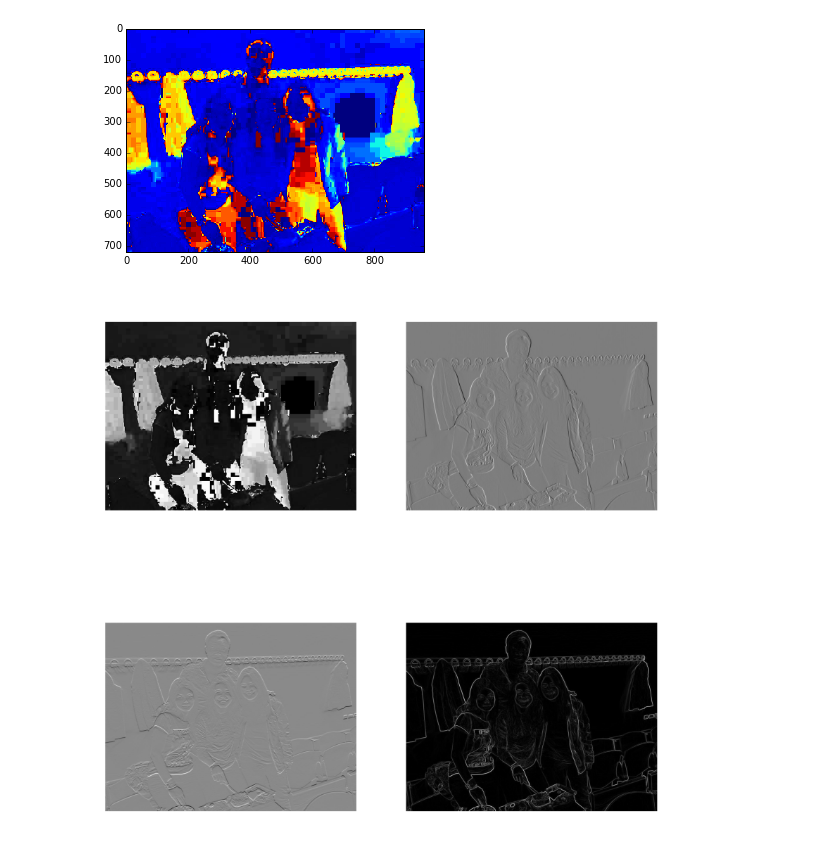
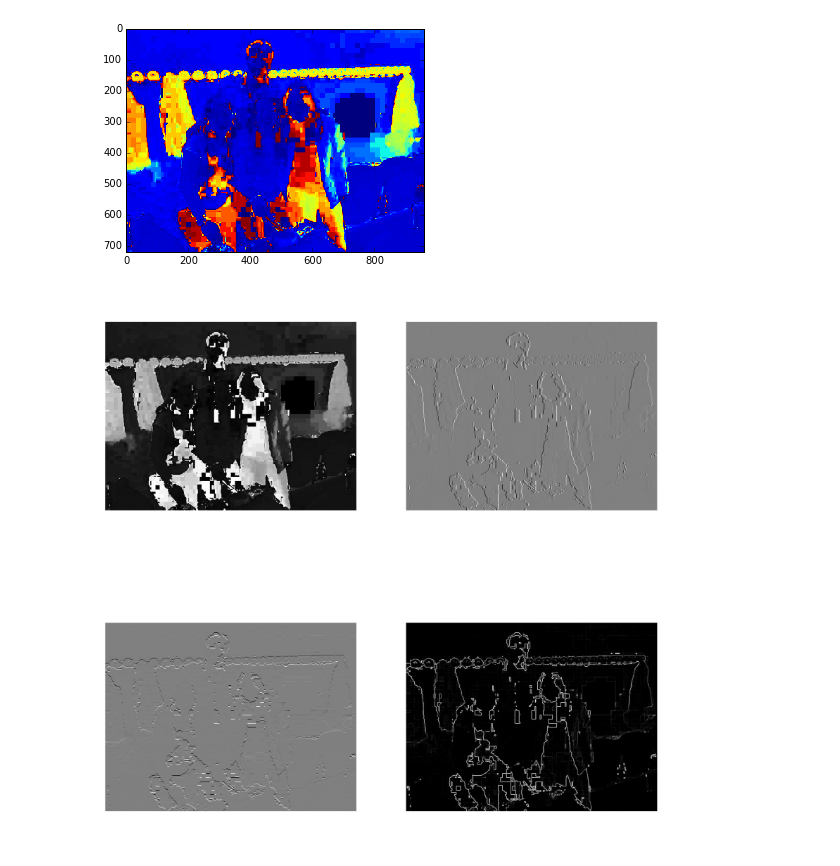
Before and after one commit to justayak/computer_vision_ws2015, a Jupyter notebook: play/face_detect.ipynb, the cells around one changed output. Saved outputs shown, nothing was run; the diff lists cells and outputs as text; code cells hidden in the pictures.

```diff
--- a/play/face_detect.ipynb
+++ b/play/face_detect.ipynb
@@ -28,15 +28,15 @@ plt.show()
 # %%
 # sobel maybe
 Kx = np.array([[-1, 0, 1],[-2, 0, 2],[-1, 0, 1]])
 Ky = Kx.T
 
 BW = cv2.cvtColor(I, cv2.COLOR_BGR2GRAY)
 
-Sx = signal.convolve2d(BW, Kx, boundary='symm', mode='same')
-Sy = signal.convolve2d(BW, Ky, boundary='symm', mode='same')
+Sx = signal.convolve2d(H, Kx, boundary='symm', mode='same')
+Sy = signal.convolve2d(H, Ky, boundary='symm', mode='same')
 
 Mag = np.sqrt((Sx * Sx) + (Sy * Sy))  # gradient magnitude
 
 jv.paint_mats([H, Sx, Sy, Mag], max_row=2)
 # %% [output]
-[figure, old version]
+[figure, new version]
```
